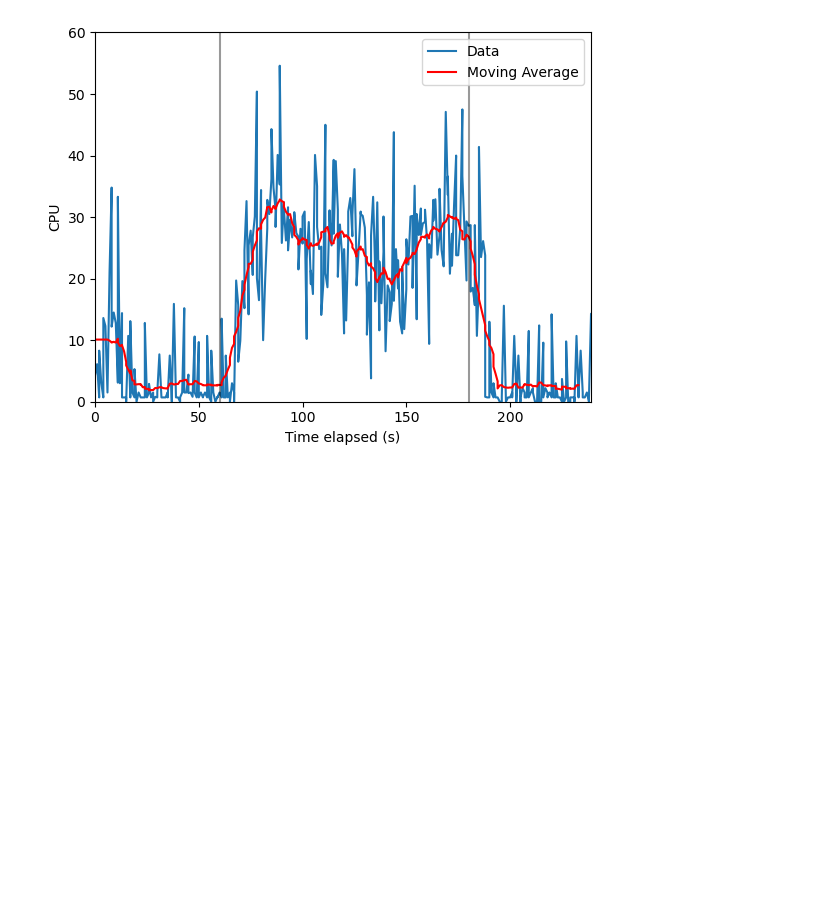
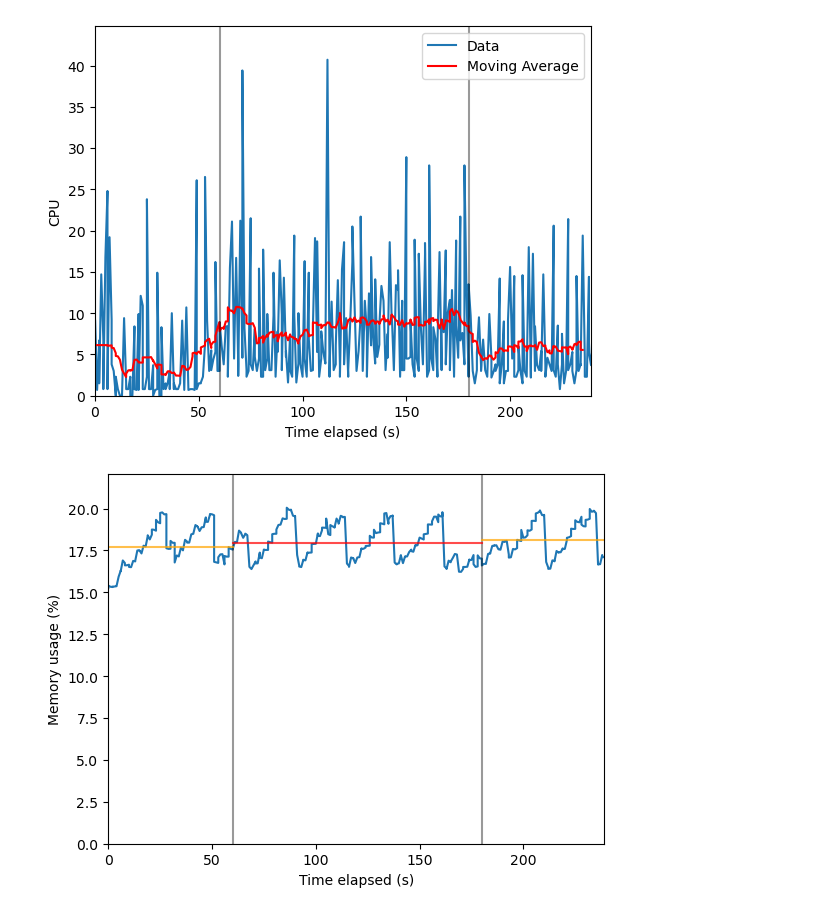
Before and after one commit to AndreaAlberti07/DNS-Reflection-and-Amplification-Attack, a Jupyter notebook: data/server_analysis.ipynb, the cells around one changed output. Saved outputs shown, nothing was run; the diff lists cells and outputs as text; code cells hidden in the pictures; blank space fills up the shorter version.

Commit message:
added server analysis

```diff
--- a/data/server_analysis.ipynb
+++ b/data/server_analysis.ipynb
@@ -15,6 +15,7 @@ def load_df(path):
     # Assuming 'df' is your DataFrame with the desired column named 'Time' as a datetime column
     df['Time'] = pd.to_datetime(df['Time'], format='%H:%M:%S')
     df['T'] = (df['Time'] - df['Time'].iloc[0]).dt.total_seconds()
+    df['Elapsed_time'] = (df['Time'] - df['Time'].iloc[0]).dt.total_seconds()
     df['Time'] = df['Time'].dt.strftime('%H:%M:%S')
     # Set the 'Time' column as the index of the DataFrame
     df.set_index('T', inplace=True)
@@ -35,8 +36,30 @@ def plot_with_ma(df, col):
     plt.ylim(0, max(df[col])*1.1)
     # Display the plot
     plt.show()
+
+def plot_no_ma(df, col):
+    ylabel = col.replace('_', ' ')
+    # Plot the desired column as a time series
+    ax = df[col].plot(label='Data')
+    # Set plot labels
+    plt.xlabel('Time elapsed (s)')
+    plt.ylabel(ylabel)
+    plt.axvline(60, color='black', alpha=0.4)
+    plt.axvline(180, color='black', alpha=0.4)
+    m = df[df['Elapsed_time'] < 60][col].mean()
+    plt.plot([0, 60], [m, m], color="orange", alpha=0.7 )
+    m = df[df['Elapsed_time'] > 60 & (df['Elapsed_time'] < 180)][col].mean()
+    plt.plot([60, 180], [m, m], color="red", alpha=0.7 )
+    m = df[df['Elapsed_time'] > 180][col].mean()
+    plt.plot([180, 240], [m, m], color="orange", alpha=0.7 )
+    plt.xlim(0, 239)
+    plt.ylim(0, max(df[col])*1.1)
+    # Display the plot
+    plt.show()
 # %%
-df = load_df('full_data/server_ANY_50K.csv')
+df = load_df('full_data/server_ANY_10K.csv')
 plot_with_ma(df, "CPU")
+plot_no_ma(df, "Memory")
 # %% [output]
-[figure, old version]
+[figure, new version]
+[figure, added]
```
Also changed, not shown: parts of 1 cell of this notebook, 7 other files.
